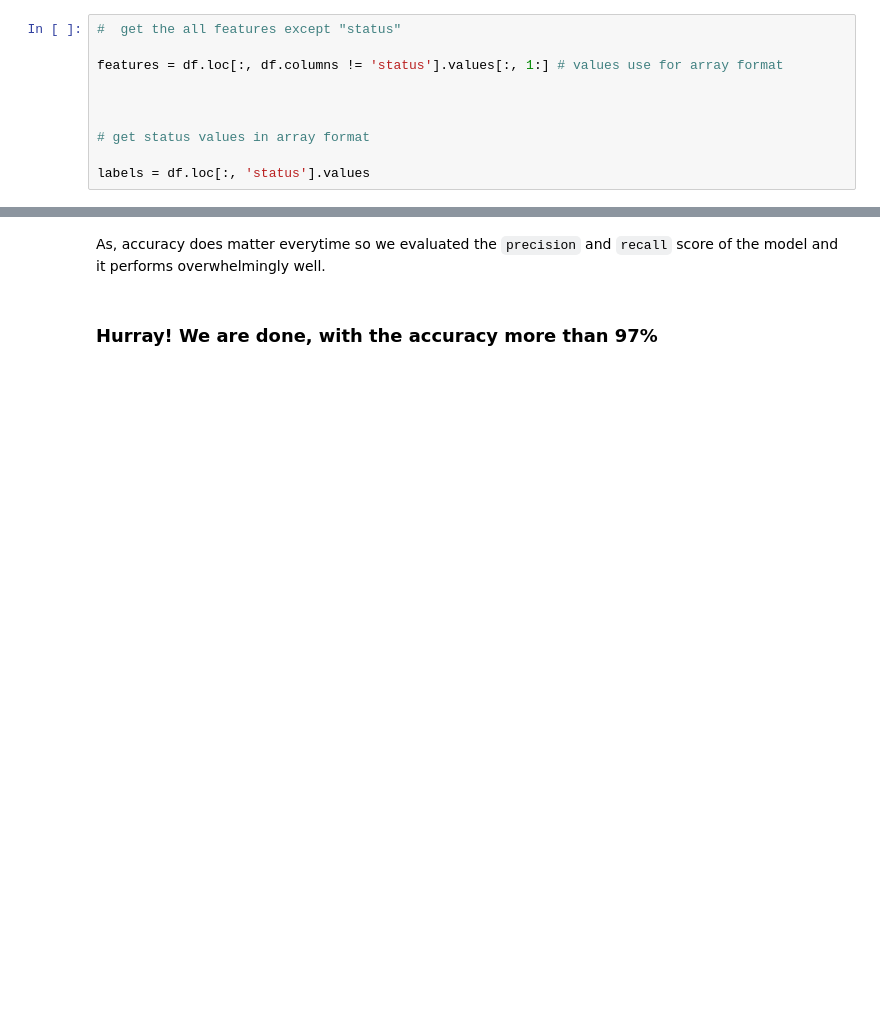
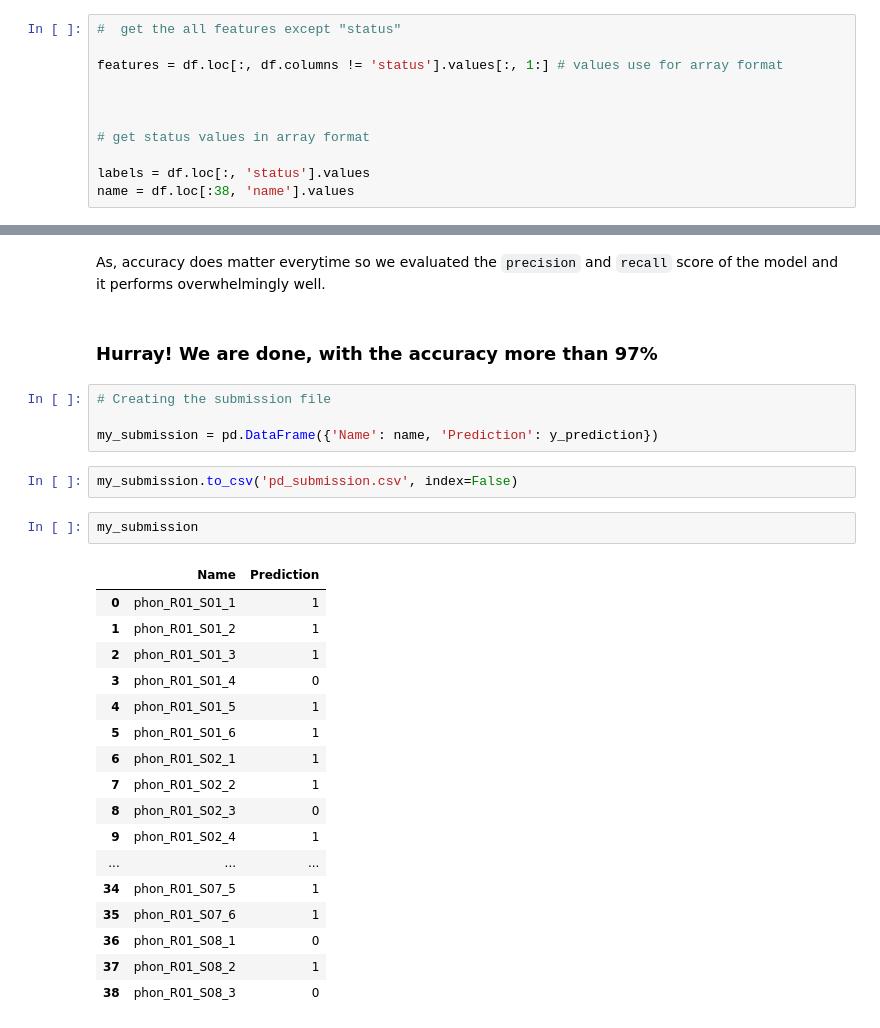
Before and after one commit to hrugved06/Intern-Academy-Tasks, a Jupyter notebook: Task2_PD/model/Parkinson_Disease_Detection.ipynb, the cells around one changed output, grey strips where cells are left out. Drawn from its saved outputs; the diff is of its cells as text; blank space fills up the shorter version.

Commit message:
Submission added

```diff
--- a/Task2_PD/model/Parkinson's_Disease_Detection.ipynb
+++ b/Task2_PD/model/Parkinson_Disease_Detection.ipynb
@@ -79,6 +79,7 @@ features = df.loc[:, df.columns != 'status'].values[:, 1:] # values use for arra
 # get status values in array format
 
 labels = df.loc[:, 'status'].values
+name = df.loc[:38, 'name'].values
 # %%
 # to know how many values for 1 and how many for 0 labeled status
 
@@ -181,3 +187,29 @@ weighted avg       0.98      0.97      0.97        39
 As, accuracy does matter everytime so we evaluated the `precision` and `recall` score of the model and it performs overwhelmingly well.
 # %% [markdown]
 ### Hurray! We are done, with the accuracy more than 97%
+# %%
+# Creating the submission file
+
+my_submission = pd.DataFrame({'Name': name, 'Prediction': y_prediction})
+# %%
+my_submission.to_csv('pd_submission.csv', index=False)
+# %%
+my_submission
+# %% [output]
+|  | Name | Prediction |
+| 0 | phon_R01_S01_1 | 1 |
+| 1 | phon_R01_S01_2 | 1 |
+| 2 | phon_R01_S01_3 | 1 |
+| 3 | phon_R01_S01_4 | 0 |
+| 4 | phon_R01_S01_5 | 1 |
+| 5 | phon_R01_S01_6 | 1 |
+| 6 | phon_R01_S02_1 | 1 |
+| 7 | phon_R01_S02_2 | 1 |
+| 8 | phon_R01_S02_3 | 0 |
+| 9 | phon_R01_S02_4 | 1 |
+| ... | ... | ... |
+| 34 | phon_R01_S07_5 | 1 |
+| 35 | phon_R01_S07_6 | 1 |
+| 36 | phon_R01_S08_1 | 0 |
+| 37 | phon_R01_S08_2 | 1 |
+| 38 | phon_R01_S08_3 | 0 |
```
Also changed, not shown: parts of 2 cells of this notebook.
